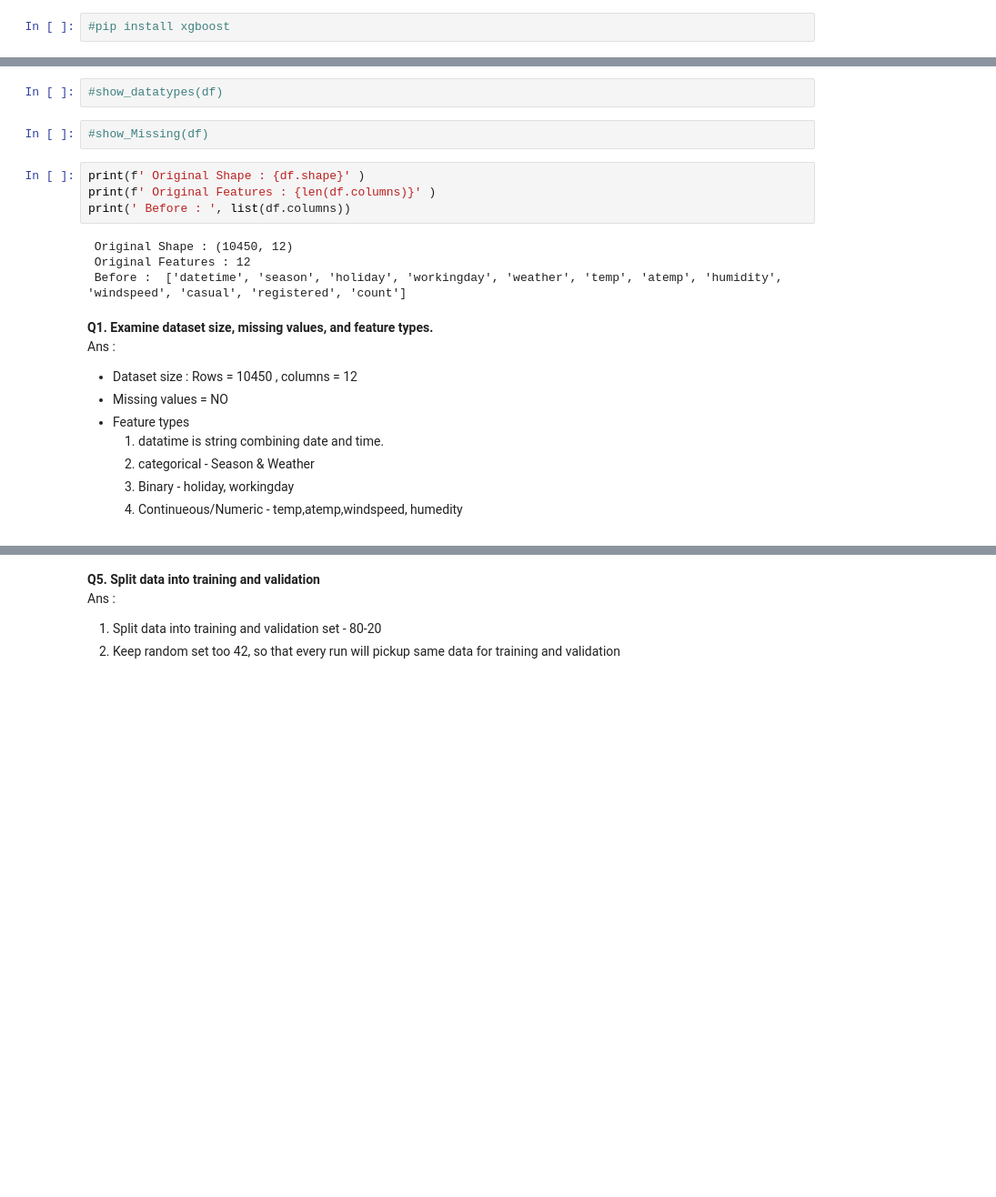
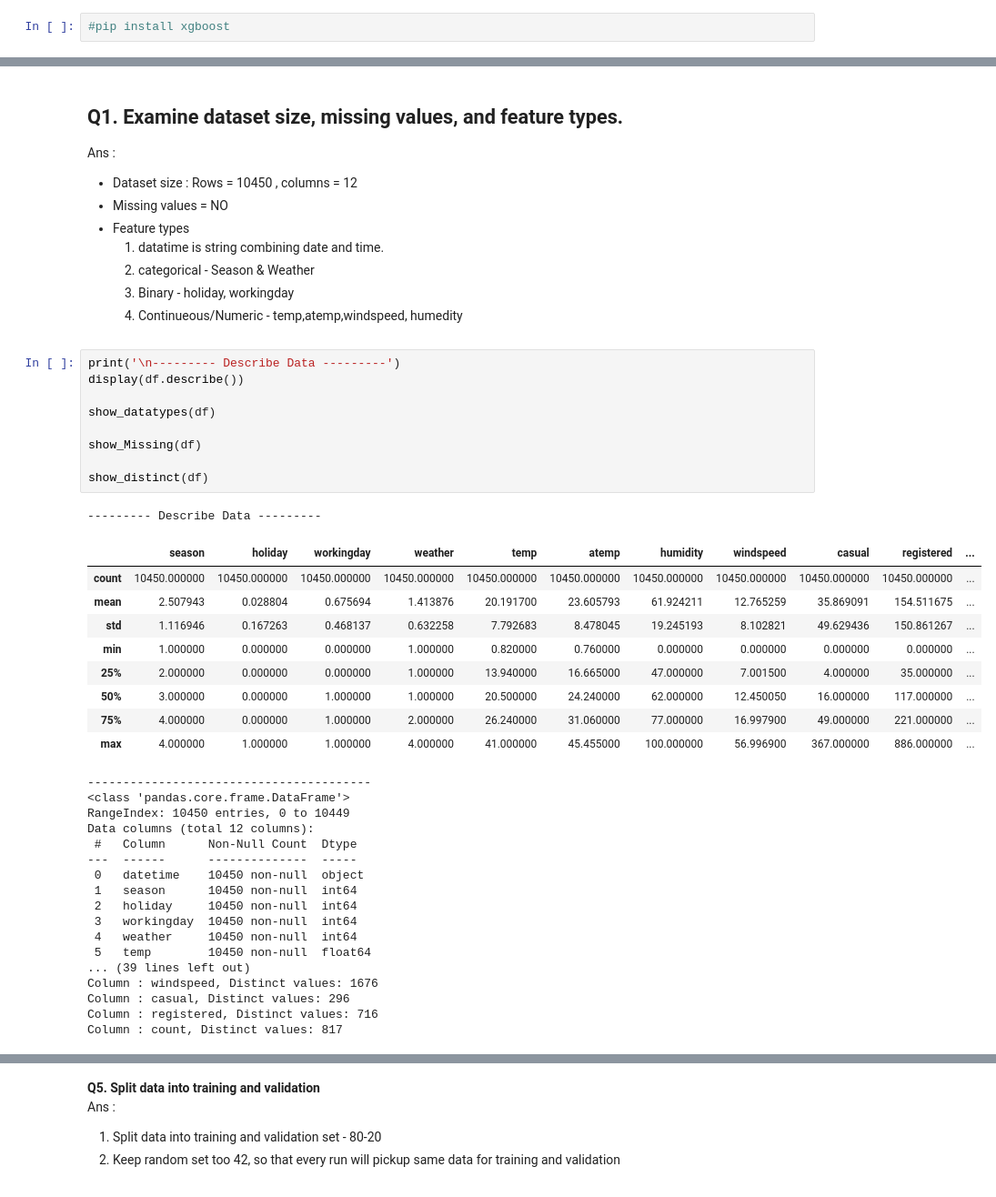
Before and after one commit to powarsg/bits_aiml, a Jupyter notebook: ML/1_Assignment/bike_prediction.ipynb, the cells around one changed output, grey strips where cells are left out. Shown at 91% size. Saved outputs shown, nothing was run; the diff lists cells and outputs as text; blank space fills up the shorter version.

```diff
--- a/ML/1_Assignment/bike_prediction.ipynb
+++ b/ML/1_Assignment/bike_prediction.ipynb
@@ -66,17 +80,5 @@ df.head(5)
-# %%
-#show_datatypes(df)
-# %%
-#show_Missing(df)
-# %%
-print(f' Original Shape : {df.shape}' )
-print(f' Original Features : {len(df.columns)}' )
-print(' Before : ', list(df.columns))
-# %% [output]
- Original Shape : (10450, 12)
- Original Features : 12
- Before :  ['datetime', 'season', 'holiday', 'workingday', 'weather', 'temp', 'atemp', 'humidity', 'windspeed', 'casual', 'registered', 'count']
 # %% [markdown]
-<b>Q1. Examine dataset size, missing values, and feature types. </b><br>
+## Q1. Examine dataset size, missing values, and feature types.
 Ans : <ul>
      <li>Dataset size : Rows = 10450 , columns = 12
      <li>Missing values = NO
@@ -86,4 +88,41 @@ Ans : <ul>
         <li>Binary - holiday, workingday
         <li>Continueous/Numeric - temp,atemp,windspeed, humedity
     </ol></ul>
+# %%
+print('\n--------- Describe Data ---------')
+display(df.describe())
+
+show_datatypes(df)
+
+show_Missing(df)
+
+show_distinct(df)
+# %% [output]
+--------- Describe Data ---------
+|  | season | holiday | workingday | weather | temp | atemp | humidity | windspeed | casual | registered | ... |
+| count | 10450.000000 | 10450.000000 | 10450.000000 | 10450.000000 | 10450.000000 | 10450.000000 | 10450.000000 | 10450.000000 | 10450.000000 | 10450.000000 | ... |
+| mean | 2.507943 | 0.028804 | 0.675694 | 1.413876 | 20.191700 | 23.605793 | 61.924211 | 12.765259 | 35.869091 | 154.511675 | ... |
+| std | 1.116946 | 0.167263 | 0.468137 | 0.632258 | 7.792683 | 8.478045 | 19.245193 | 8.102821 | 49.629436 | 150.861267 | ... |
+| min | 1.000000 | 0.000000 | 0.000000 | 1.000000 | 0.820000 | 0.760000 | 0.000000 | 0.000000 | 0.000000 | 0.000000 | ... |
+| 25% | 2.000000 | 0.000000 | 0.000000 | 1.000000 | 13.940000 | 16.665000 | 47.000000 | 7.001500 | 4.000000 | 35.000000 | ... |
+| 50% | 3.000000 | 0.000000 | 1.000000 | 1.000000 | 20.500000 | 24.240000 | 62.000000 | 12.450050 | 16.000000 | 117.000000 | ... |
+| 75% | 4.000000 | 0.000000 | 1.000000 | 2.000000 | 26.240000 | 31.060000 | 77.000000 | 16.997900 | 49.000000 | 221.000000 | ... |
+| max | 4.000000 | 1.000000 | 1.000000 | 4.000000 | 41.000000 | 45.455000 | 100.000000 | 56.996900 | 367.000000 | 886.000000 | ... |
+----------------------------------------
+<class 'pandas.core.frame.DataFrame'>
+RangeIndex: 10450 entries, 0 to 10449
+Data columns (total 12 columns):
+ #   Column      Non-Null Count  Dtype
+---  ------      --------------  -----
+ 0   datetime    10450 non-null  object
+ 1   season      10450 non-null  int64
+ 2   holiday     10450 non-null  int64
+ 3   workingday  10450 non-null  int64
+ 4   weather     10450 non-null  int64
+ 5   temp        10450 non-null  float64
+... (39 lines left out)
+Column : windspeed, Distinct values: 1676
+Column : casual, Distinct values: 296
+Column : registered, Distinct values: 716
+Column : count, Distinct values: 817
 # %% [markdown]
```
Also changed, not shown: parts of 18 cells of this notebook.
